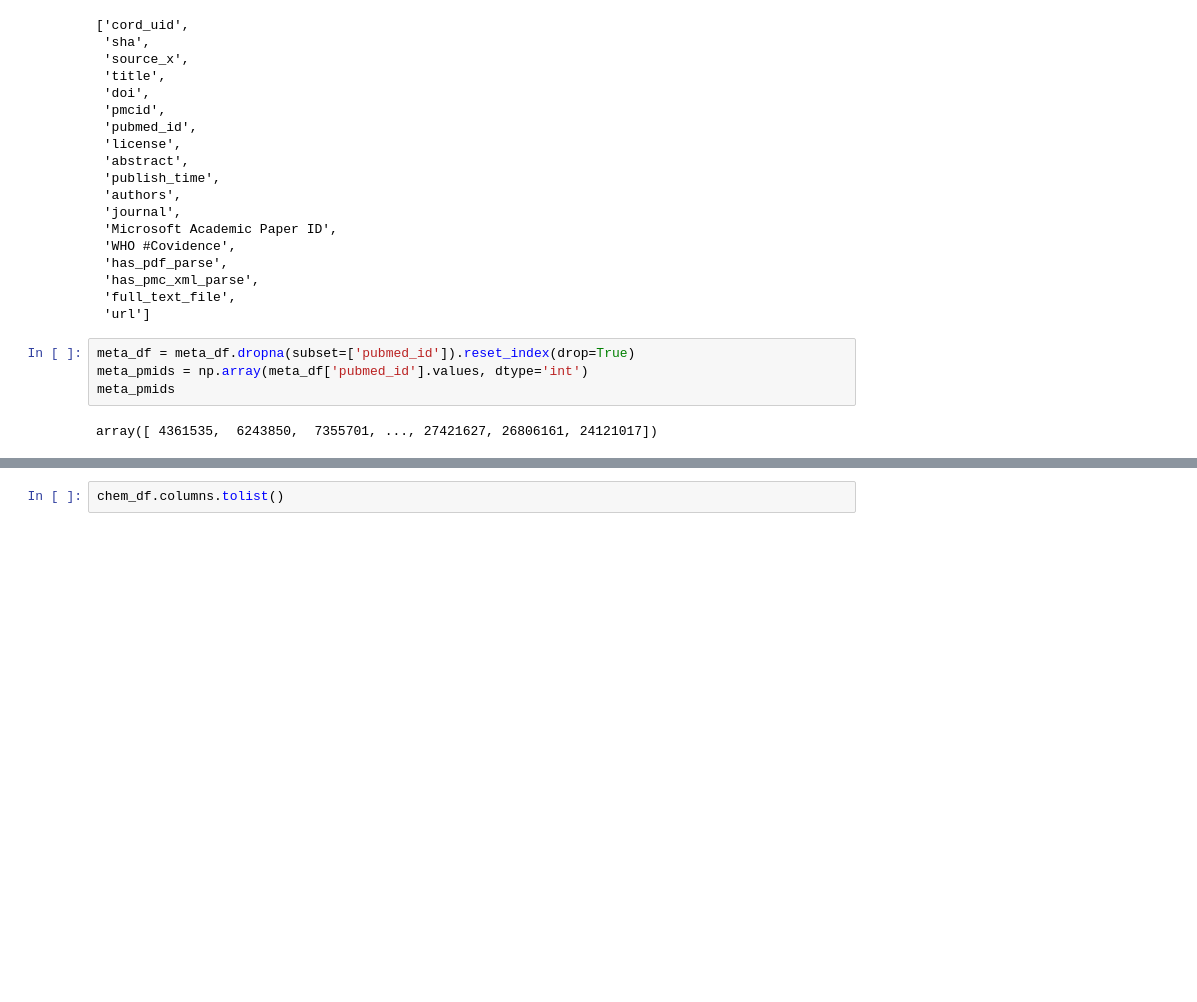
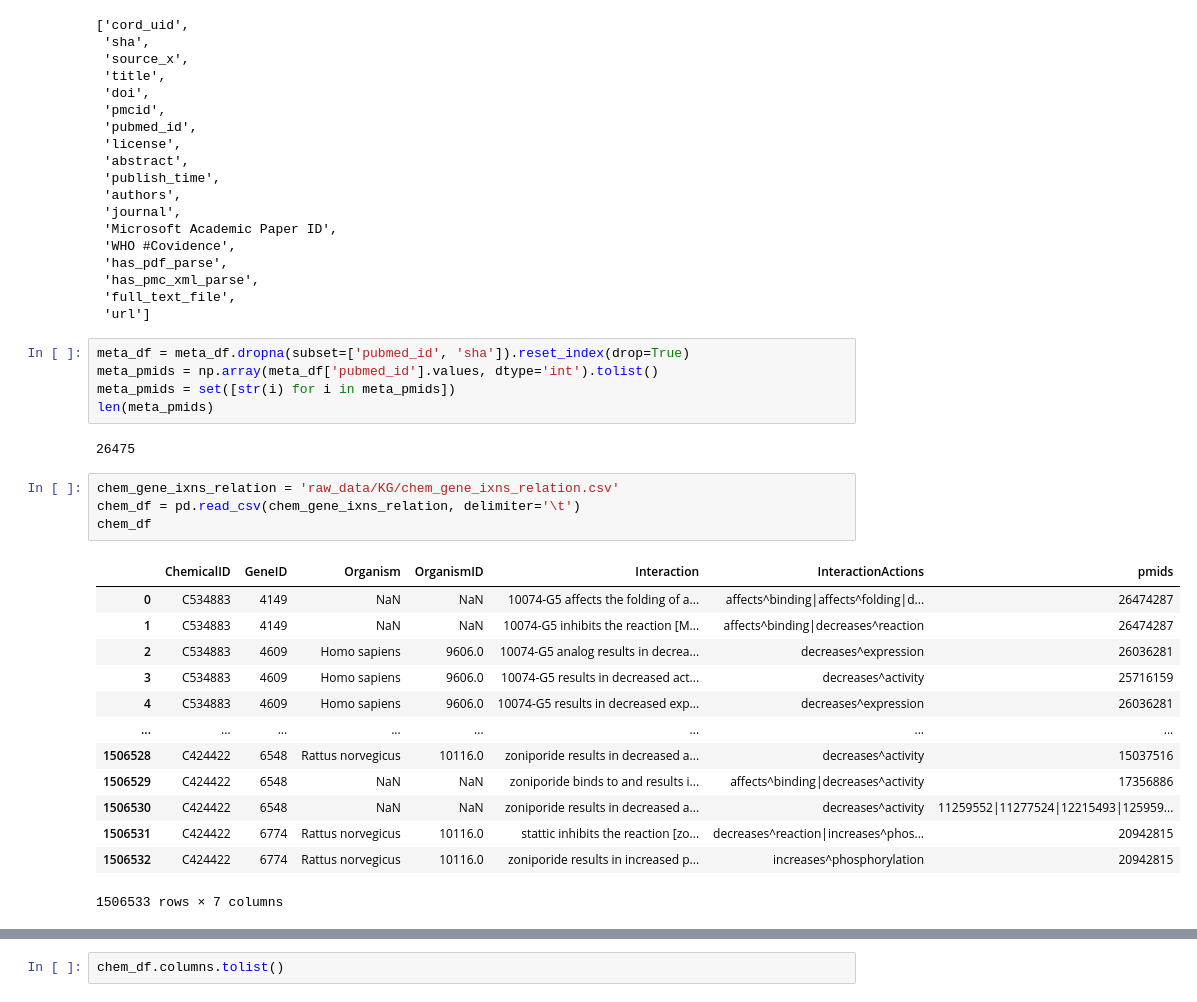
Before and after one commit to brandeis-llc/CORD_relation_visualization, a Jupyter notebook: inspect_raw_data.ipynb, the cells around one changed output, grey strips where cells are left out. Cells and saved outputs as stored; diff of their text form; blank space fills up the shorter version.

Commit message:
add scripts to process interaction data

```diff
--- a/inspect_raw_data.ipynb
+++ b/inspect_raw_data.ipynb
@@ -26,8 +26,27 @@ meta_df.columns.tolist()
  'full_text_file',
  'url']
 # %%
-meta_df = meta_df.dropna(subset=['pubmed_id']).reset_index(drop=True)
-meta_pmids = np.array(meta_df['pubmed_id'].values, dtype='int')
-meta_pmids
+meta_df = meta_df.dropna(subset=['pubmed_id', 'sha']).reset_index(drop=True)
+meta_pmids = np.array(meta_df['pubmed_id'].values, dtype='int').tolist()
+meta_pmids = set([str(i) for i in meta_pmids])
+len(meta_pmids)
 # %% [output]
-array([ 4361535,  6243850,  7355701, ..., 27421627, 26806161, 24121017])
+26475
+# %%
+chem_gene_ixns_relation = 'raw_data/KG/chem_gene_ixns_relation.csv'
+chem_df = pd.read_csv(chem_gene_ixns_relation, delimiter='\t')
+chem_df
+# %% [output]
+|  | ChemicalID | GeneID | Organism | OrganismID | Interaction | InteractionActions | pmids |
+| 0 | C534883 | 4149 | NaN | NaN | 10074-G5 affects the folding of a... | affects^binding|affects^folding|d... | 26474287 |
+| 1 | C534883 | 4149 | NaN | NaN | 10074-G5 inhibits the reaction [M... | affects^binding|decreases^reaction | 26474287 |
+| 2 | C534883 | 4609 | Homo sapiens | 9606.0 | 10074-G5 analog results in decrea... | decreases^expression | 26036281 |
+| 3 | C534883 | 4609 | Homo sapiens | 9606.0 | 10074-G5 results in decreased act... | decreases^activity | 25716159 |
+| 4 | C534883 | 4609 | Homo sapiens | 9606.0 | 10074-G5 results in decreased exp... | decreases^expression | 26036281 |
+| ... | ... | ... | ... | ... | ... | ... | ... |
+| 1506528 | C424422 | 6548 | Rattus norvegicus | 10116.0 | zoniporide results in decreased a... | decreases^activity | 15037516 |
+| 1506529 | C424422 | 6548 | NaN | NaN | zoniporide binds to and results i... | affects^binding|decreases^activity | 17356886 |
+| 1506530 | C424422 | 6548 | NaN | NaN | zoniporide results in decreased a... | decreases^activity | 11259552|11277524|12215493|125959... |
+| 1506531 | C424422 | 6774 | Rattus norvegicus | 10116.0 | stattic inhibits the reaction [zo... | decreases^reaction|increases^phos... | 20942815 |
+| 1506532 | C424422 | 6774 | Rattus norvegicus | 10116.0 | zoniporide results in increased p... | increases^phosphorylation | 20942815 |
+1506533 rows × 7 columns
```
Also changed, not shown: parts of 9 cells of this notebook, 4 other files.
